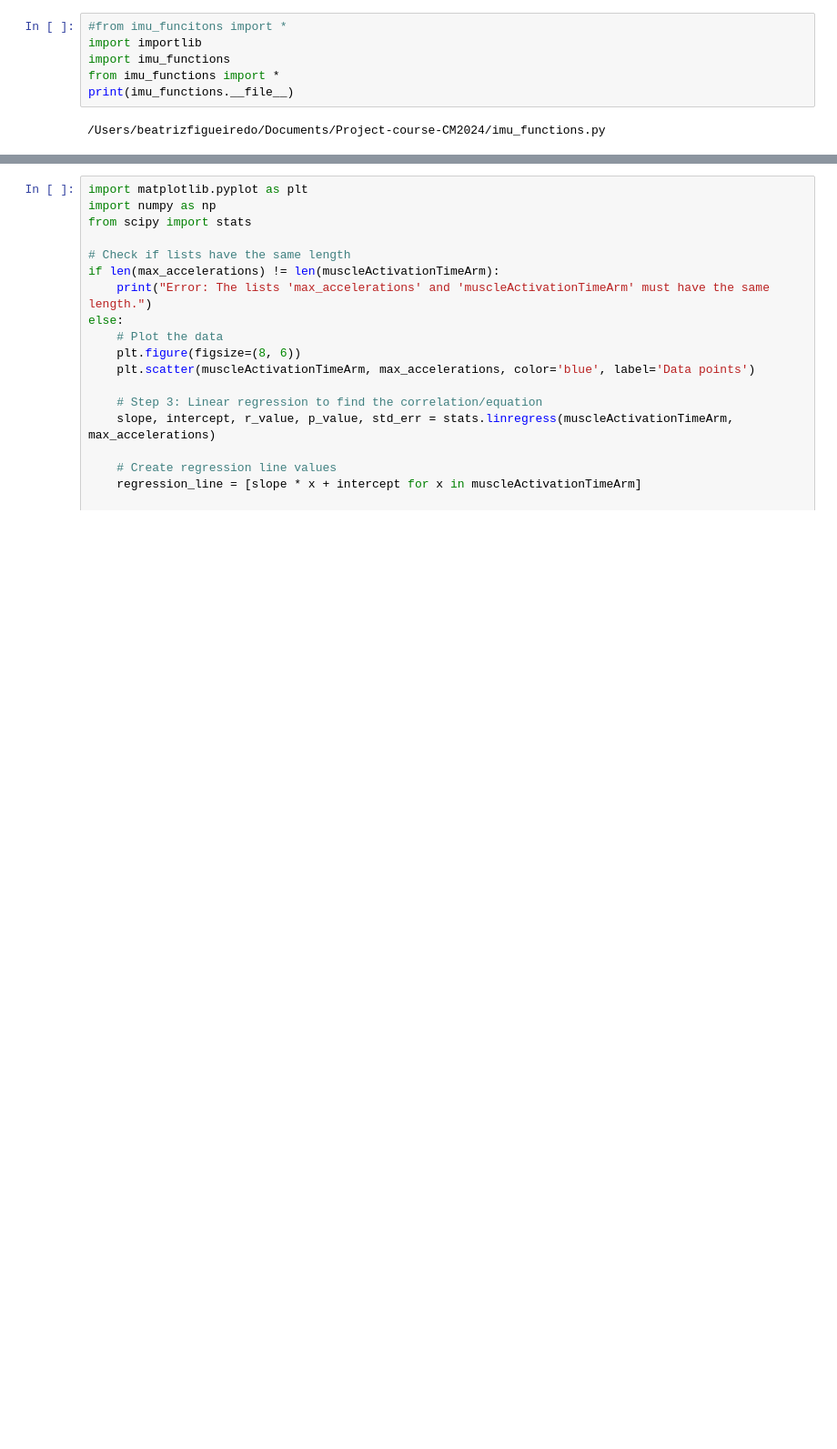
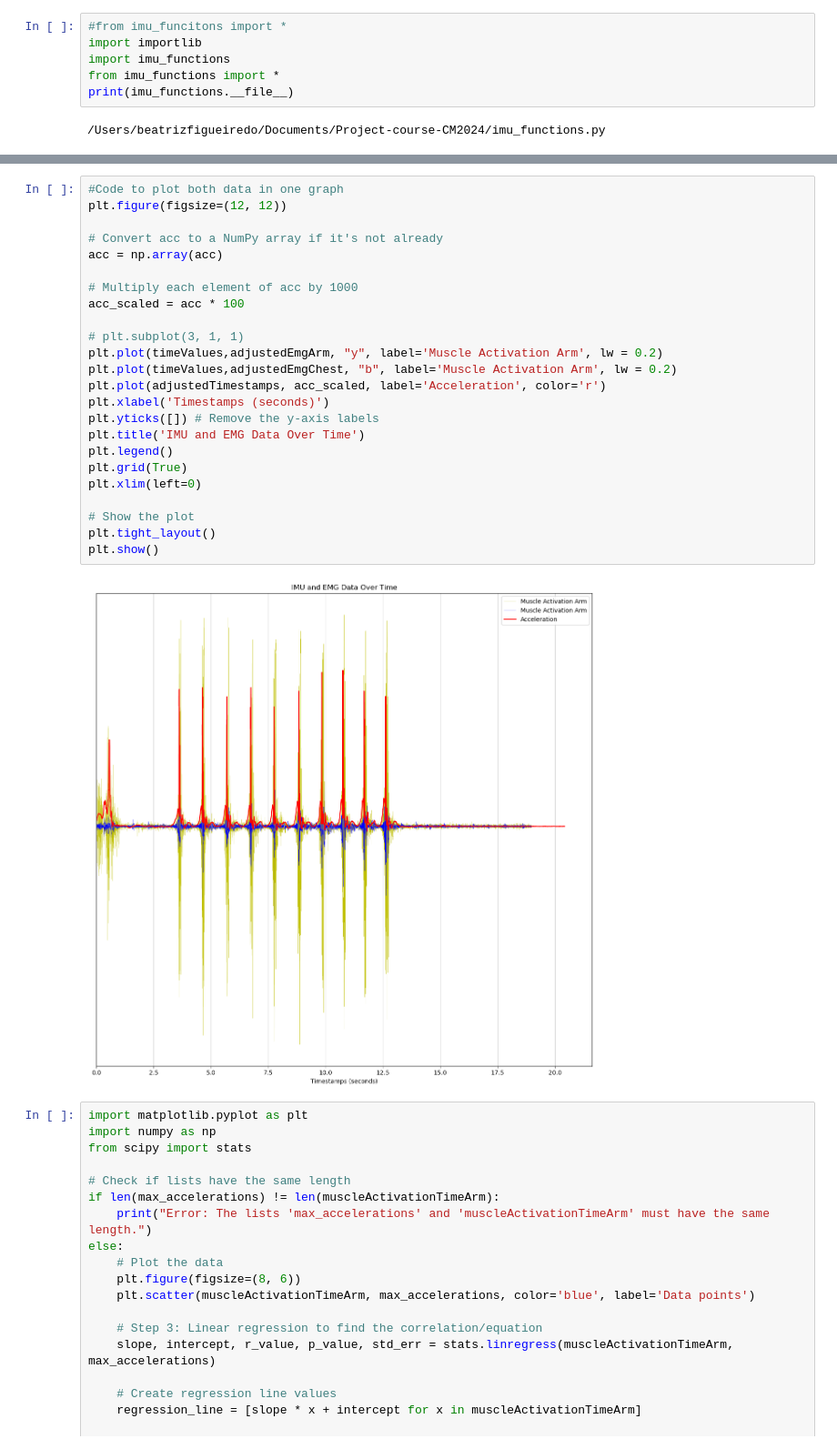
Before and after one commit to ellaVillfor/Project-course-CM2024, a Jupyter notebook: pipeline_cm2024.ipynb, the cells around one changed output, grey strips where cells are left out. Shown at 91% size. Cells and saved outputs as stored; diff of their text form; blank space fills up the shorter version.

```diff
--- a/pipeline_cm2024.ipynb
+++ b/pipeline_cm2024.ipynb
@@ -140,5 +139,31 @@ updated
 Number of Punches: 10 -> [224.7516206061086, 227.6636826599281, 212.7307950435865, 227.70073349893096, 196.12414197984316, 221.79338103313884, 252.8075898235324, 256.1401243007745, 222.02992954209375, ...
 [figure]
+# %%
+#Code to plot both data in one graph
+plt.figure(figsize=(12, 12))
+
+# Convert acc to a NumPy array if it's not already
+acc = np.array(acc)
+
+# Multiply each element of acc by 1000
+acc_scaled = acc * 100
+
+# plt.subplot(3, 1, 1)
+plt.plot(timeValues,adjustedEmgArm, "y", label='Muscle Activation Arm', lw = 0.2)
+plt.plot(timeValues,adjustedEmgChest, "b", label='Muscle Activation Arm', lw = 0.2)
+plt.plot(adjustedTimestamps, acc_scaled, label='Acceleration', color='r')
+plt.xlabel('Timestamps (seconds)')
+plt.yticks([]) # Remove the y-axis labels
+plt.title('IMU and EMG Data Over Time')
+plt.legend()
+plt.grid(True)
+plt.xlim(left=0)
+
+# Show the plot
+plt.tight_layout()
+plt.show()
+# %% [output]
+[figure, added]
 # %%
 import matplotlib.pyplot as plt
 import numpy as np
```
Also changed, not shown: parts of 2 cells of this notebook.
